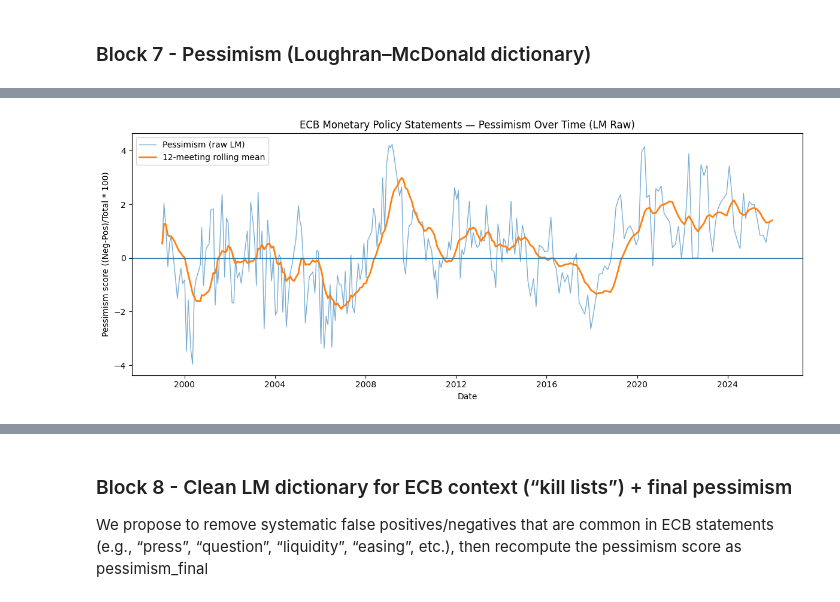
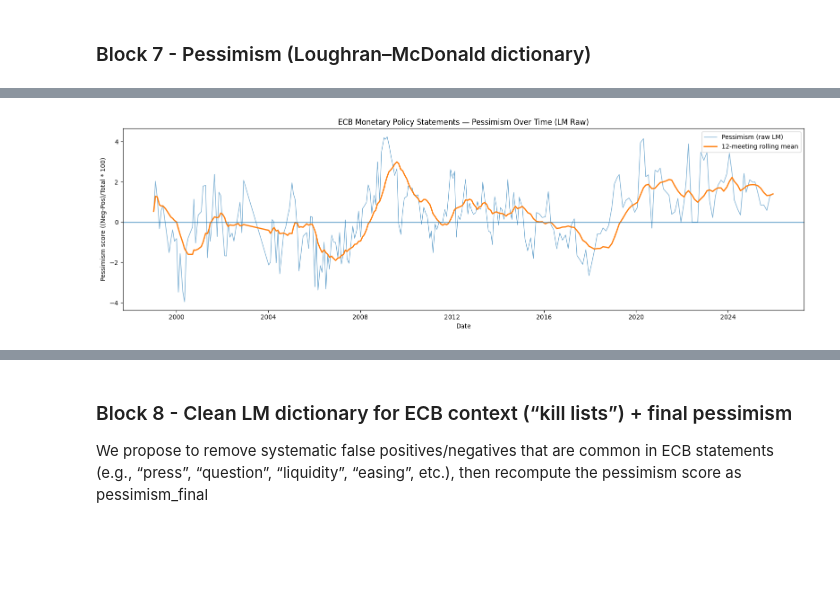
Before and after one commit to emschutt/NLP_on_ECB_Speeches, a Jupyter notebook: nlp_ecb_v0.ipynb, the cells around one changed output, grey strips where cells are left out. Cells and saved outputs as stored; diff of their text form; code cells hidden in the pictures; blank space fills up the shorter version.

```diff
--- a/nlp_ecb_v0.ipynb
+++ b/nlp_ecb_v0.ipynb
@@ -432,22 +431,22 @@ Max:           4.2391
 # %%
 df["date"] = pd.to_datetime(df["date"], errors="coerce")
 df = df.sort_values("date").reset_index(drop=True)
 
 # Rolling mean (optional trend)
 df["pessimism_ma_12"] = df["pessimism_raw"].rolling(window=12, min_periods=1).mean()
 
-plt.figure(figsize=(12, 5))
+plt.figure(figsize=(16, 5))
 plt.plot(df["date"], df["pessimism_raw"], linewidth=1, alpha=0.6, label="Pessimism (raw LM)")
 plt.plot(df["date"], df["pessimism_ma_12"], linewidth=2, label="12-meeting rolling mean")
 plt.axhline(0, linewidth=1)
 plt.title("ECB Monetary Policy Statements — Pessimism Over Time (LM Raw)")
 plt.xlabel("Date")
 plt.ylabel("Pessimism score ((Neg-Pos)/Total * 100)")
 plt.legend()
 plt.tight_layout()
 plt.show()
 # %% [output]
-[figure, old version]
+[figure, new version]
 # %%
 print("Share of non-missing pessimism:", df["pessimism_raw"].notna().mean())
 print("Share of exactly zero:", (df["pessimism_raw"] == 0).mean())
```
Also changed, not shown: parts of 20 cells of this notebook.
